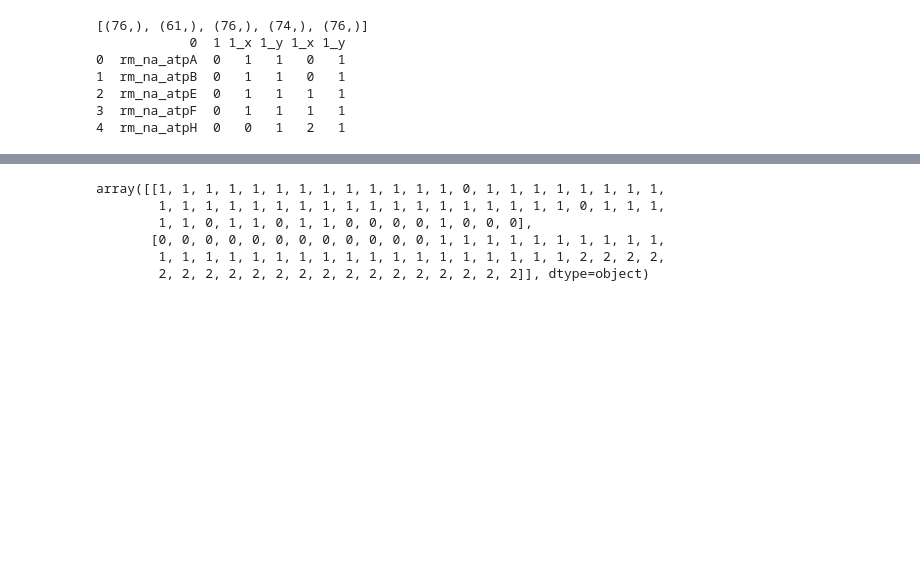
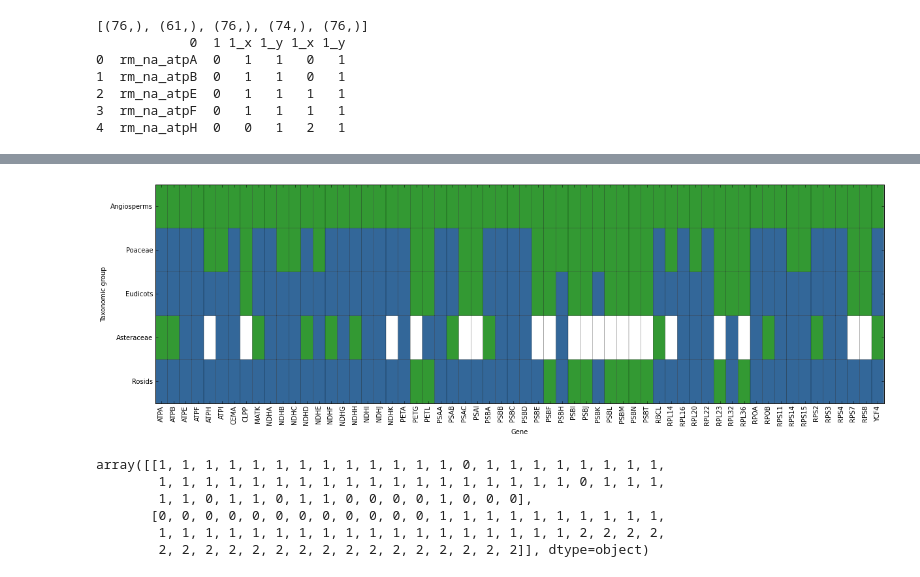
Before and after one commit to sebastianduchene/pacemaker_clustering_methods, a Jupyter notebook: Untitled0.ipynb, the cells around one changed output, grey strips where cells are left out. Saved outputs shown, nothing was run; the diff lists cells and outputs as text; code cells hidden in the pictures; blank space fills up the shorter version.

```diff
--- a/Untitled0.ipynb
+++ b/Untitled0.ipynb
@@ -286,3 +282,17 @@ h_dat.shape
+# %%
+h_dat = np.array(merged_clusters.ix[:,1:])
+h_dat.astype(float)
+h_dat
+gene_names_plot = np.array([re.sub('rm_na_', '', i).upper() for i in merged_clusters.ix[:, 0]])#[h_dat[:, 3].argsort()]
+#plt.pcolor(h_dat[h_dat[:, 3].argsort(), :].transpose().astype(float)[[4, 3, 2, 1, 0], :], edgecolors = 'k', cmap=plt.cm.ocean, alpha = 0.8)
+plt.pcolor(h_dat.transpose().astype(float)[[4, 3, 2, 1, 0], :], edgecolors = 'k', cmap=plt.cm.ocean, alpha = 0.8)
+plt.xticks(np.arange(0.5, 60, 1), gene_names_plot, rotation = 90)
+plt.yticks(np.arange(0.5, 5.5, 1), ['Rosids', 'Asteraceae', 'Eudicots', 'Poaceae', 'Angiosperms'])
+plt.ylabel('Taxonomic group')
+plt.xlabel('Gene')
+plt.savefig('figure_2_not_sorted.pdf')
+# %% [output]
+[figure, added]
 # %%
 h_dat[h_dat[:, 3].argsort(), 3:].transpose()[[1, 0], :]
 # %% [output]
```
Also changed, not shown: parts of 2 cells of this notebook, 2 other files.
